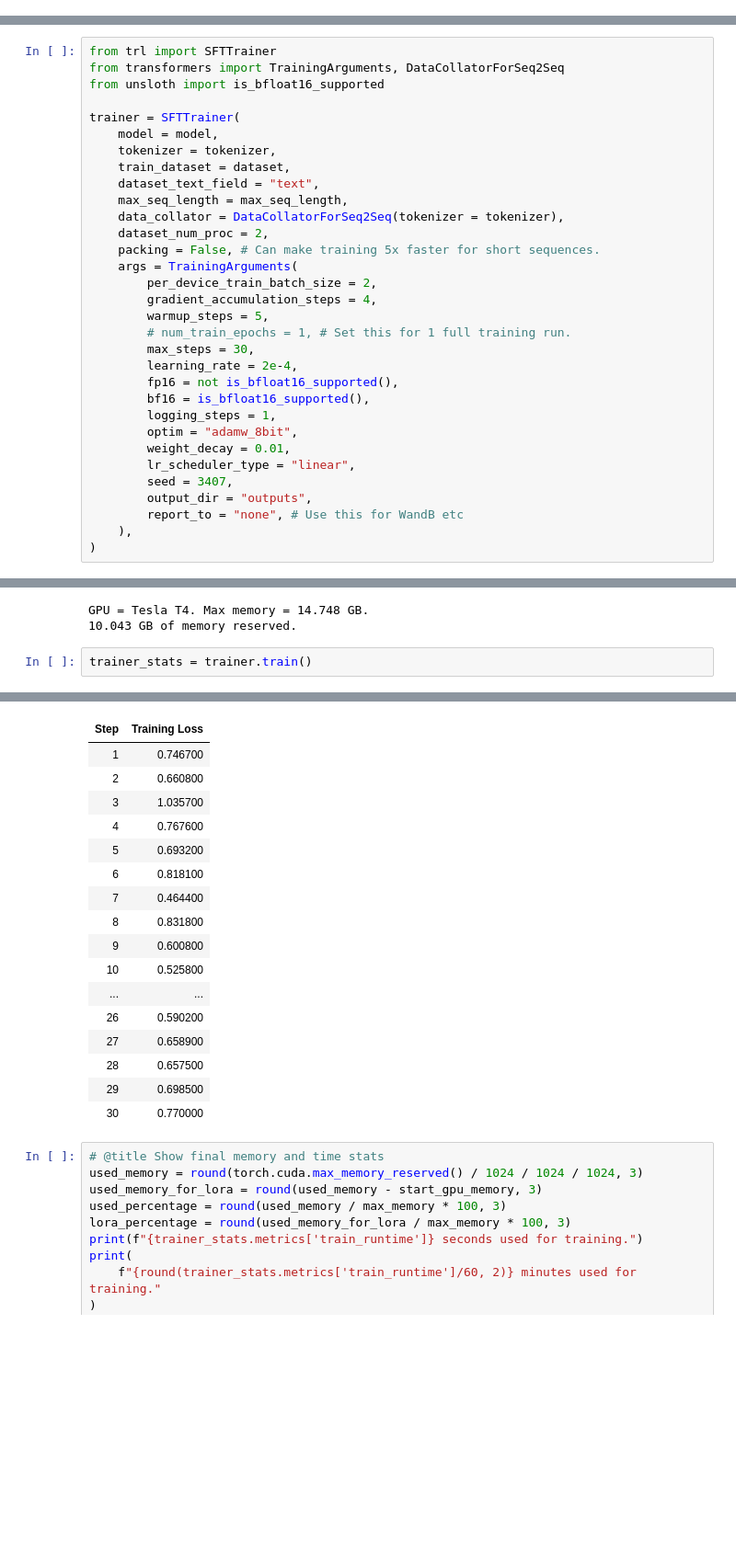
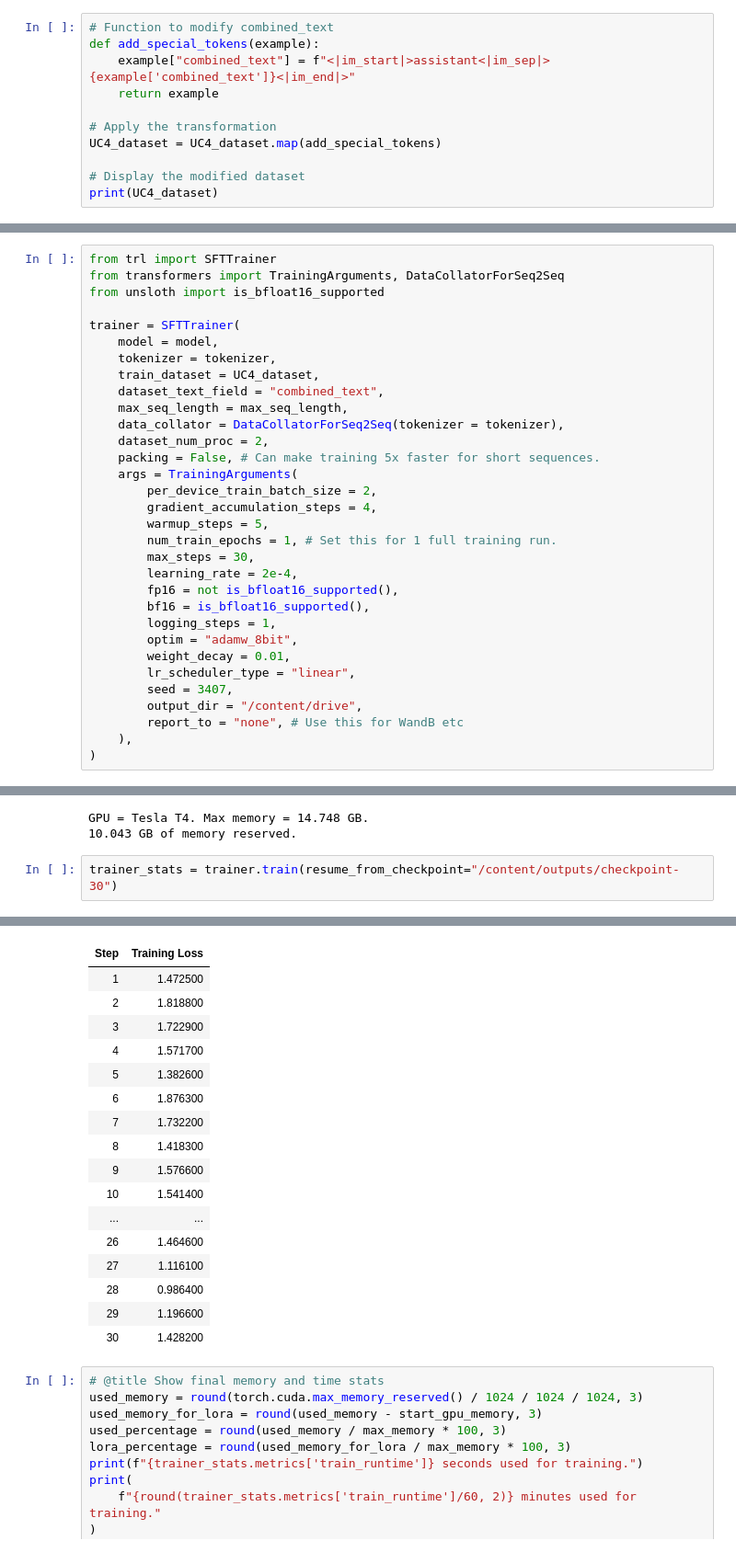
Before and after one commit to Banhkun/unsloth, a Jupyter notebook: nb/Phi_4-Conversational.ipynb, the cells around one changed output, grey strips where cells are left out. Shown at 92% size. Drawn from its saved outputs; the diff is of its cells as text; blank space fills up the shorter version.

```diff
--- a/nb/Phi_4-Conversational.ipynb
+++ b/nb/Phi_4-Conversational.ipynb
@@ -116,3 +122,14 @@ Dataset({
     features: ['web-scraper-order', 'web-scraper-start-url', 'page', 'TITLE', 'CONTENT', 'TITLE_MARKDOWN', 'CONTENT_MARKDOWN', 'combined_text', 'structure_data'],
     num_rows: 2109
 })
+# %%
+# Function to modify combined_text
+def add_special_tokens(example):
+    example["combined_text"] = f"<|im_start|>assistant<|im_sep|>{example['combined_text']}<|im_end|>"
+    return example
+
+# Apply the transformation
+UC4_dataset = UC4_dataset.map(add_special_tokens)
+
+# Display the modified dataset
+print(UC4_dataset)
@@ -236,8 +246,8 @@ from unsloth import is_bfloat16_supported
 trainer = SFTTrainer(
     model = model,
     tokenizer = tokenizer,
-    train_dataset = dataset,
-    dataset_text_field = "text",
+    train_dataset = UC4_dataset,
+    dataset_text_field = "combined_text",
     max_seq_length = max_seq_length,
     data_collator = DataCollatorForSeq2Seq(tokenizer = tokenizer),
     dataset_num_proc = 2,
@@ -246,7 +256,7 @@ trainer = SFTTrainer(
         per_device_train_batch_size = 2,
         gradient_accumulation_steps = 4,
         warmup_steps = 5,
-        # num_train_epochs = 1, # Set this for 1 full training run.
+        num_train_epochs = 1, # Set this for 1 full training run.
         max_steps = 30,
         learning_rate = 2e-4,
         fp16 = not is_bfloat16_supported(),
@@ -256,7 +266,7 @@ trainer = SFTTrainer(
         weight_decay = 0.01,
         lr_scheduler_type = "linear",
         seed = 3407,
-        output_dir = "outputs",
+        output_dir = "/content/drive",
         report_to = "none", # Use this for WandB etc
     ),
 )
@@ -294,6 +306,6 @@ print(f"{start_gpu_memory} GB of memory reserved.")
 GPU = Tesla T4. Max memory = 14.748 GB.
 10.043 GB of memory reserved.
 # %%
-trainer_stats = trainer.train()
+trainer_stats = trainer.train(resume_from_checkpoint="/content/outputs/checkpoint-30")
 # %% [output]
 ==((====))==  Unsloth - 2x faster free finetuning | Num GPUs = 1
@@ -305,20 +317,20 @@ O^O/ \_/ \    Batch size per device = 2 | Gradient Accumulation steps = 4
 | Step | Training Loss |
-| 1 | 0.746700 |
-| 2 | 0.660800 |
-| 3 | 1.035700 |
-| 4 | 0.767600 |
-| 5 | 0.693200 |
-| 6 | 0.818100 |
-| 7 | 0.464400 |
-| 8 | 0.831800 |
-| 9 | 0.600800 |
-| 10 | 0.525800 |
+| 1 | 1.472500 |
+| 2 | 1.818800 |
+| 3 | 1.722900 |
+| 4 | 1.571700 |
+| 5 | 1.382600 |
+| 6 | 1.876300 |
+| 7 | 1.732200 |
+| 8 | 1.418300 |
+| 9 | 1.576600 |
+| 10 | 1.541400 |
 | ... | ... |
-| 26 | 0.590200 |
-| 27 | 0.658900 |
-| 28 | 0.657500 |
-| 29 | 0.698500 |
-| 30 | 0.770000 |
+| 26 | 1.464600 |
+| 27 | 1.116100 |
+| 28 | 0.986400 |
+| 29 | 1.196600 |
+| 30 | 1.428200 |
 # %%
 # @title Show final memory and time stats
 used_memory = round(torch.cuda.max_memory_reserved() / 1024 / 1024 / 1024, 3)
```
Also changed, not shown: parts of 10 cells of this notebook.
